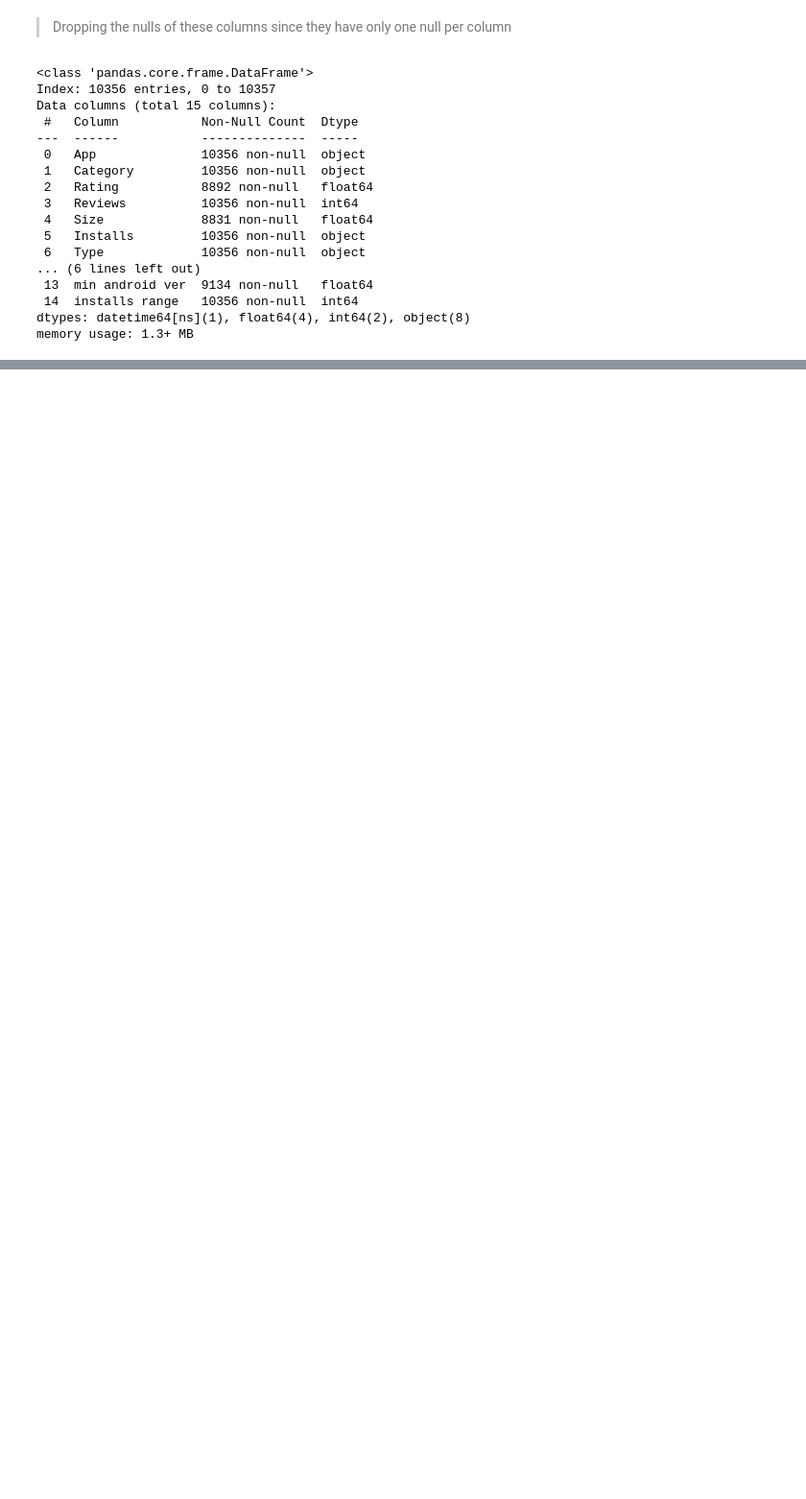
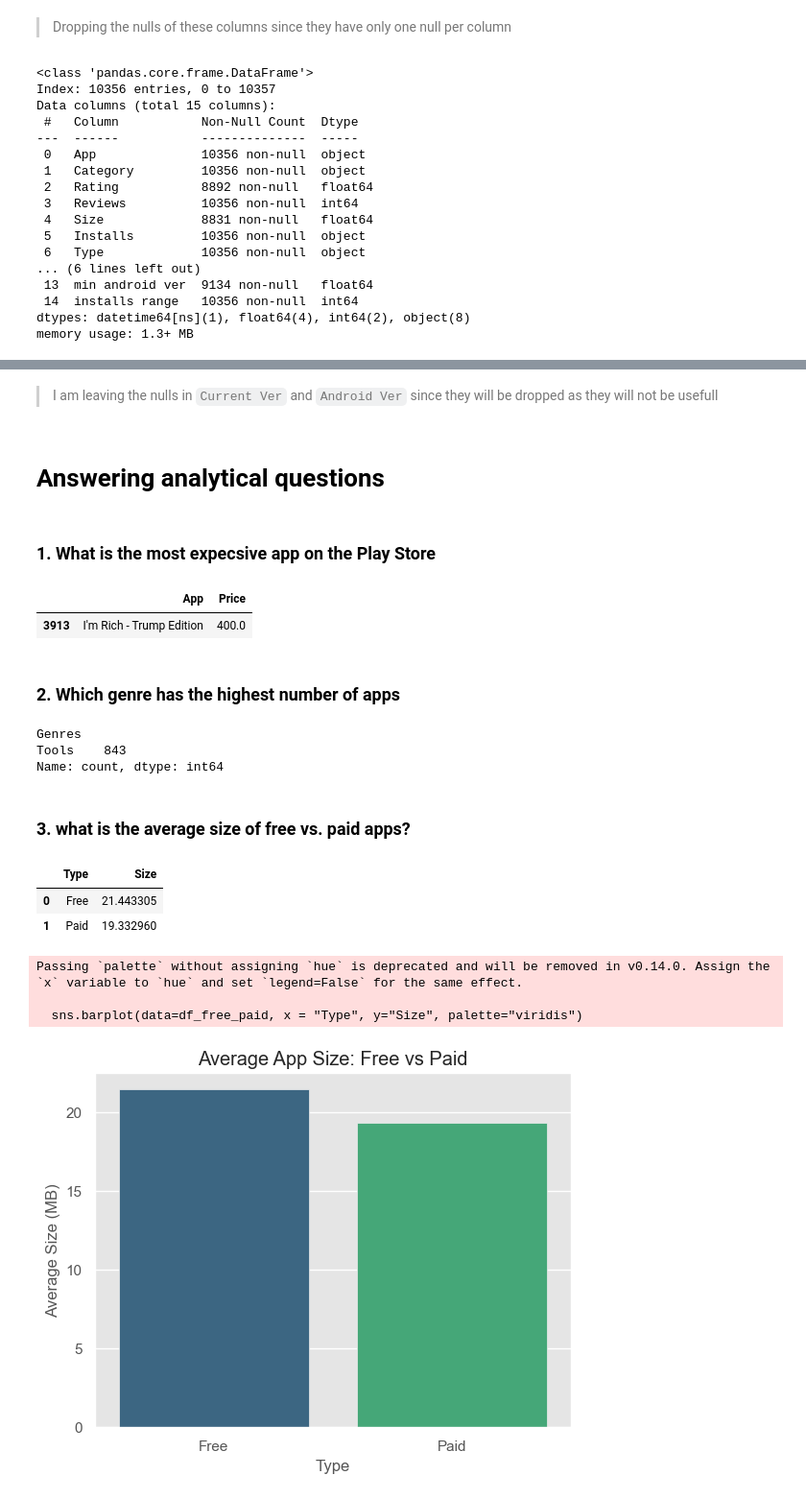
Before and after one commit to YoussifAhmed66/Play-Store-apps-data-cleaning-and-preprocessing, a Jupyter notebook: Script.ipynb, the cells around one changed output, grey strips where cells are left out. Shown at 96% size. Cells and saved outputs as stored; diff of their text form; code cells hidden in the pictures; blank space fills up the shorter version.

Commit message:
Answering some analytical questions

```diff
--- a/Script.ipynb
+++ b/Script.ipynb
@@ -541,0 +578,2 @@ df["Current Ver"] = df["Current Ver"].replace("Varies with device", np.nan)
+# %%
+df["Rating"].fillna(df["Rating"].median(), inplace=True)
@@ -541,0 +589,2 @@ df["Current Ver"] = df["Current Ver"].replace("Varies with device", np.nan)
+# %%
+df["Size"].fillna(df["Size"].mean(), inplace=True)
@@ -541,0 +600,2 @@ df["Current Ver"] = df["Current Ver"].replace("Varies with device", np.nan)
+# %%
+df["min android ver"].fillna(df["min android ver"].mode()[0], inplace=True)
@@ -541,0 +629,39 @@ df["Current Ver"] = df["Current Ver"].replace("Varies with device", np.nan)
+# %% [markdown]
+> I am leaving the nulls in `Current Ver` and `Android Ver` since they will be dropped as they will not be usefull
+# %% [markdown]
+# Answering analytical questions
+# %% [markdown]
+### 1. What is the most expecsive app on the Play Store
+# %%
+df.loc[df["Price"] == df["Price"].max(),["App", "Price"]]
+# %% [output]
+|  | App | Price |
+| 3913 | I'm Rich - Trump Edition | 400.0 |
+# %% [markdown]
+### 2. Which genre has the highest number of apps
+# %%
+genre_counts = df.explode('Genres')['Genres'].value_counts()
+genre_counts.head(1)
+# %% [output]
+Genres
+Tools    843
+Name: count, dtype: int64
+# %% [markdown]
+### 3. what is the average size of free vs. paid apps?
+# %%
+df_free_paid = df.groupby("Type", as_index=False)["Size"].mean()
+df_free_paid
+# %% [output]
+|  | Type | Size |
+| 0 | Free | 21.443305 |
+| 1 | Paid | 19.332960 |
+# %%
+sns.barplot(data=df_free_paid, x = "Type", y="Size", palette="viridis")
+plt.title('Average App Size: Free vs Paid')
+plt.ylabel('Average Size (MB)')
+plt.show()
+# %% [output]
+Passing `palette` without assigning `hue` is deprecated and will be removed in v0.14.0. Assign the `x` variable to `hue` and set `legend=False` for the same effect.
+
+  sns.barplot(data=df_free_paid, x = "Type", y="Size", palette="viridis")
+[figure, added]
```
Also changed, not shown: parts of 25 cells of this notebook.
